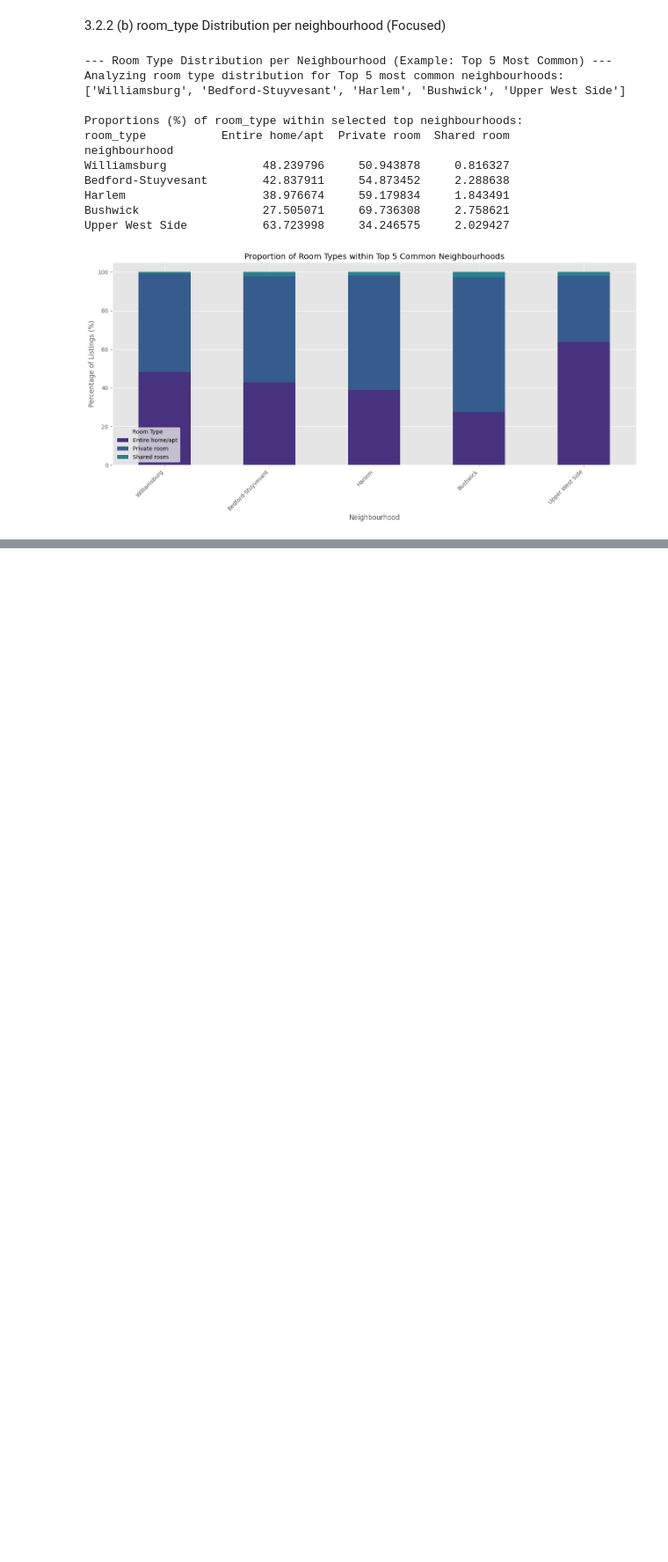
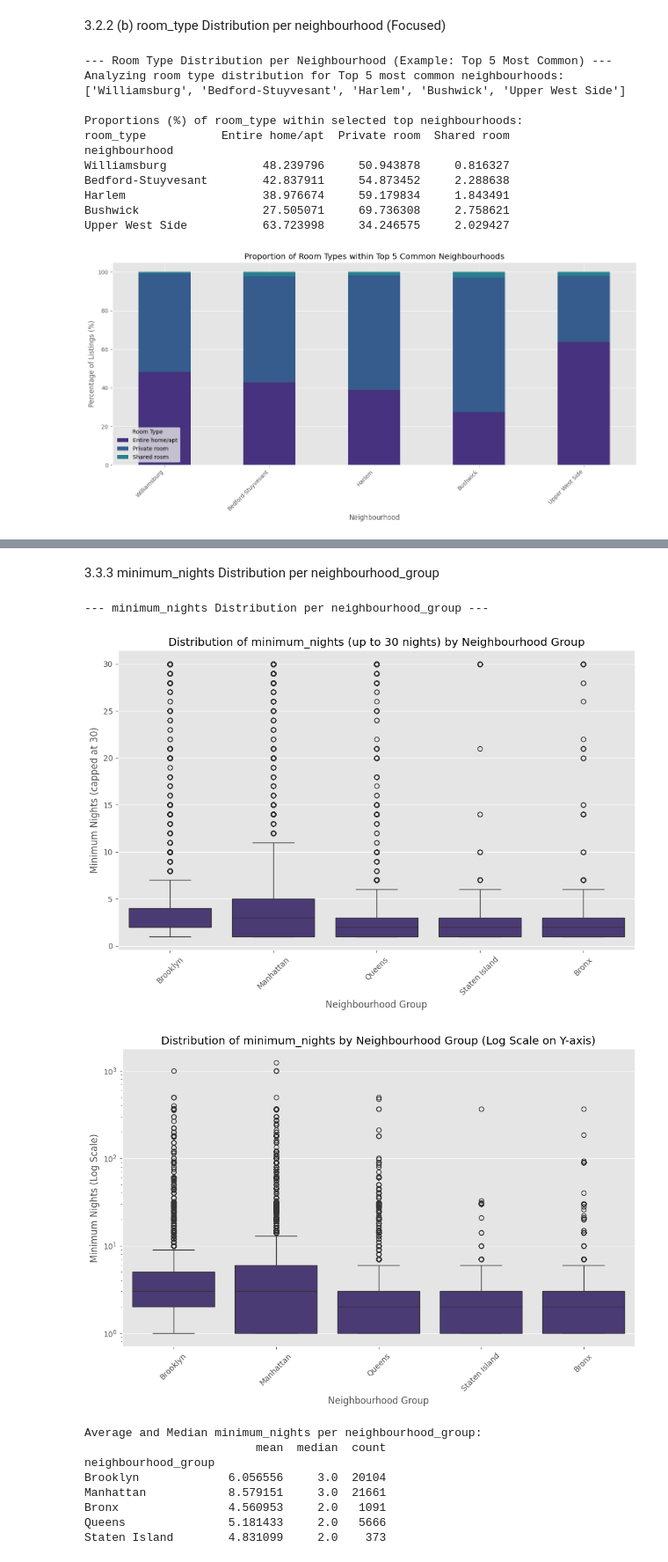
Before and after one commit to tm3-machine-learning/airbnb, a Jupyter notebook: mchandler_analysis/airbnb_analysis.ipynb, the cells around one changed output, grey strips where cells are left out. Shown at 88% size. Saved outputs shown, nothing was run; the diff lists cells and outputs as text; code cells hidden in the pictures; blank space fills up the shorter version.

```diff
--- a/mchandler_analysis/airbnb_analysis.ipynb
+++ b/mchandler_analysis/airbnb_analysis.ipynb
@@ -905,0 +1030,46 @@ Upper West Side           63.723998     34.246575     2.029427
+# %% [markdown]
+3.3.3 minimum_nights Distribution per neighbourhood_group
+# %%
+print("\n--- minimum_nights Distribution per neighbourhood_group ---")
+
+
+plt.figure(figsize=(12, 7))
+sns.boxplot(x='neighbourhood_group', y='minimum_nights', data=df[df['minimum_nights'] <= upper_limit_plot])
+plt.title(f'Distribution of minimum_nights (up to {upper_limit_plot:.0f} nights) by Neighbourhood Group')
+plt.xlabel('Neighbourhood Group')
+plt.ylabel(f'Minimum Nights (capped at {upper_limit_plot:.0f})')
+plt.xticks(rotation=45)
+plt.show()
+
+plt.figure(figsize=(12, 7))
+sns.boxplot(x='neighbourhood_group', y='minimum_nights', data=df)
+plt.yscale('log') # Apply log scale to y-axis
+plt.title('Distribution of minimum_nights by Neighbourhood Group (Log Scale on Y-axis)')
+plt.xlabel('Neighbourhood Group')
+plt.ylabel('Minimum Nights (Log Scale)')
+plt.xticks(rotation=45)
+plt.show()
+
+print("\nAverage and Median minimum_nights per neighbourhood_group:")
+avg_min_nights_borough = df.groupby('neighbourhood_group')['minimum_nights'].agg(['mean', 'median', 'count']).sort_values(by='median', ascending=False)
+print(avg_min_nights_borough)
+
+plt.figure(figsize=(10, 6))
+avg_min_nights_borough['median'].plot(kind='bar')
+plt.title('Median minimum_nights by Neighbourhood Group')
+plt.ylabel('Median Minimum Nights')
+plt.xlabel('Neighbourhood Group')
+plt.xticks(rotation=45)
+plt.show()
+# %% [output]
+--- minimum_nights Distribution per neighbourhood_group ---
+[figure, added]
+[figure, added]
+Average and Median minimum_nights per neighbourhood_group:
+                         mean  median  count
+neighbourhood_group
+Brooklyn             6.056556     3.0  20104
+Manhattan            8.579151     3.0  21661
+Bronx                4.560953     2.0   1091
+Queens               5.181433     2.0   5666
+Staten Island        4.831099     2.0    373
```
Also changed, not shown: parts of 26 cells of this notebook.
